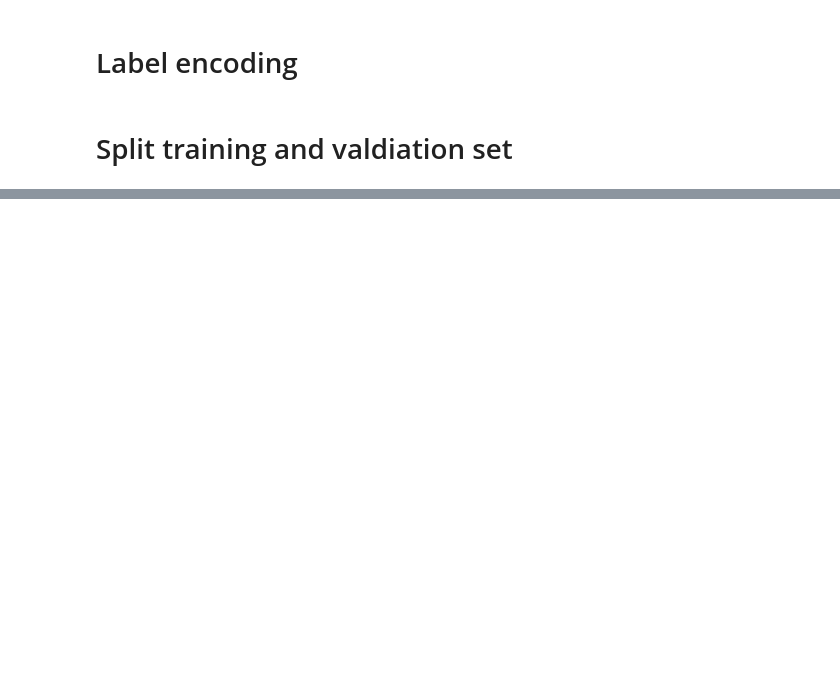
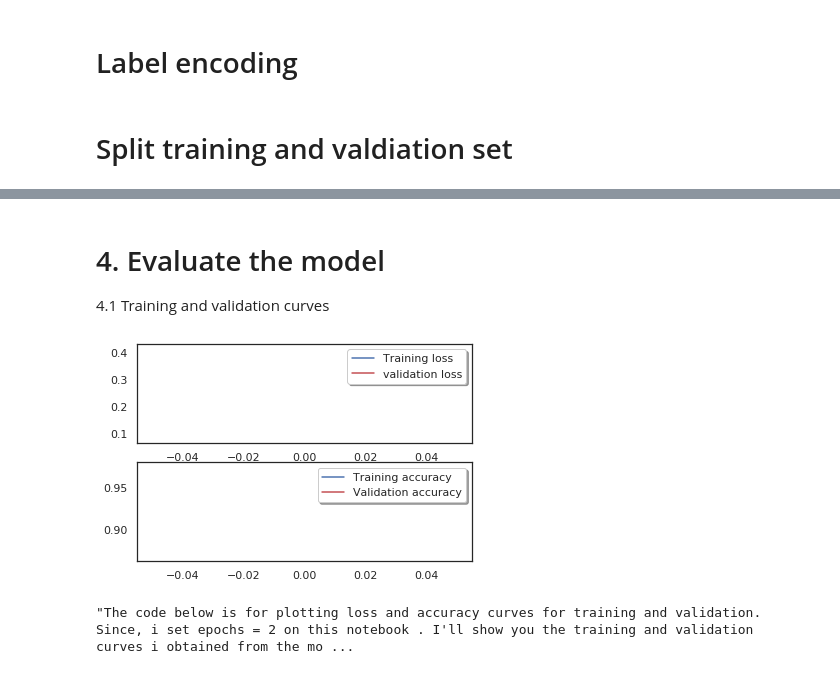
Before and after one commit to anujkumarthakur/Image-Classification-CNN-Model, a Jupyter notebook: Digits_CNN.ipynb, the cells around one changed output, grey strips where cells are left out. Cells and saved outputs as stored; diff of their text form; code cells hidden in the pictures; blank space fills up the shorter version.

Commit message:
add CNN Model to predict digit

```diff
--- a/Digits_CNN.ipynb
+++ b/Digits_CNN.ipynb
@@ -150,0 +252,10 @@ g = plt.imshow(X_train[0][:,:,0])
+# %%
+# Set a learning rate annealer
+learning_rate_reduction = ReduceLROnPlateau(monitor='val_acc',
+                                            patience=3,
+                                            verbose=1,
+                                            factor=0.5,
+                                            min_lr=0.00001)
+# %%
+epochs = 1 # Turn epochs to 30 to get 0.9967 accuracy
+batch_size = 86
@@ -150,0 +276,18 @@ g = plt.imshow(X_train[0][:,:,0])
+# %%
+# With data augmentation to prevent overfitting (accuracy 0.99286)
+
+datagen = ImageDataGenerator(
+        featurewise_center=False,  # set input mean to 0 over the dataset
+        samplewise_center=False,  # set each sample mean to 0
+        featurewise_std_normalization=False,  # divide inputs by std of the dataset
+        samplewise_std_normalization=False,  # divide each input by its std
+        zca_whitening=False,  # apply ZCA whitening
+        rotation_range=10,  # randomly rotate images in the range (degrees, 0 to 180)
+        zoom_range = 0.1, # Randomly zoom image
+        width_shift_range=0.1,  # randomly shift images horizontally (fraction of total width)
+        height_shift_range=0.1,  # randomly shift images vertically (fraction of total height)
+        horizontal_flip=False,  # randomly flip images
+        vertical_flip=False)  # randomly flip images
+
+
+datagen.fit(X_train)
@@ -150,0 +306,6 @@ g = plt.imshow(X_train[0][:,:,0])
+# %%
+# Fit the model
+history = model.fit_generator(datagen.flow(X_train,Y_train, batch_size=batch_size),
+                              epochs = epochs, validation_data = (X_val,Y_val),
+                              verbose = 2, steps_per_epoch=X_train.shape[0] // batch_size
+                              , callbacks=[learning_rate_reduction])
@@ -150,0 +318,23 @@ g = plt.imshow(X_train[0][:,:,0])
+# %% [markdown]
+# 4. Evaluate the model
+  4.1 Training and validation curves
+# %%
+# Plot the loss and accuracy curves for training and validation
+fig, ax = plt.subplots(2,1)
+ax[0].plot(history.history['loss'], color='b', label="Training loss")
+ax[0].plot(history.history['val_loss'], color='r', label="validation loss",axes =ax[0])
+legend = ax[0].legend(loc='best', shadow=True)
+
+ax[1].plot(history.history['acc'], color='b', label="Training accuracy")
+ax[1].plot(history.history['val_acc'], color='r',label="Validation accuracy")
+legend = ax[1].legend(loc='best', shadow=True)
+# %% [output]
+[figure, added]
+# %%
+'''The code below is for plotting loss and accuracy curves for training and validation. Since, i set epochs = 2 on this notebook . I'll show you the training and validation curves i obtained from the model i build with 30 epochs (2h30)
+
+The model reaches almost 99% (98.7+%) accuracy on the validation dataset after 2 epochs. The validation accuracy is greater than the training accuracy almost evry time during the training. That means that our model dosen't not overfit the training set.
+
+Our model is very well trained !!!'''
+# %% [output]
+"The code below is for plotting loss and accuracy curves for training and validation. Since, i set epochs = 2 on this notebook . I'll show you the training and validation curves i obtained from the mo ...
```
Also changed, not shown: parts of 24 cells of this notebook.
